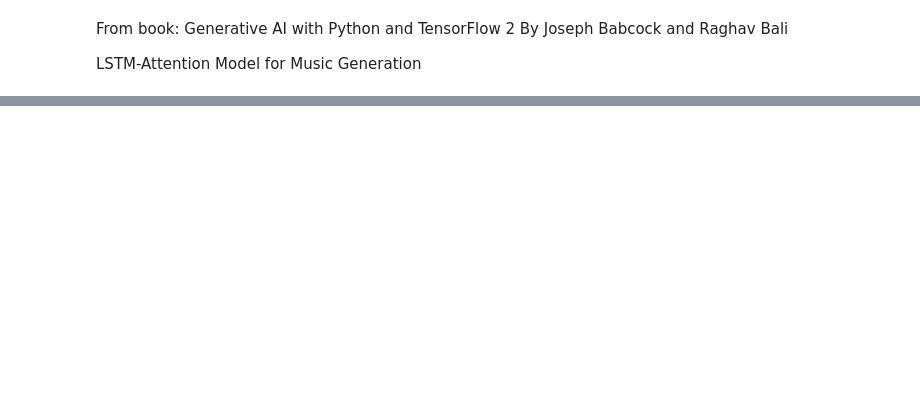
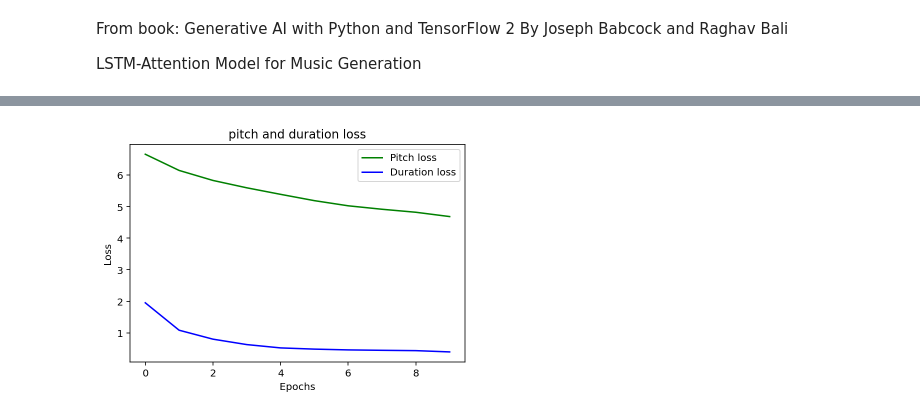
Before and after one commit to felipeserna/disco, a Jupyter notebook: models/lstm_attention.ipynb, the cells around one changed output, grey strips where cells are left out. Drawn from its saved outputs; the diff is of its cells as text; code cells hidden in the pictures; blank space fills up the shorter version.

Commit message:
Adam and loss vs epochs

```diff
--- a/models/lstm_attention.ipynb
+++ b/models/lstm_attention.ipynb
@@ -73,4 +79,8 @@ for i, midi in tqdm(enumerate(original_scores)):
 # %%
 # Create list of chords and durations from songs in C major
-major_chords = [c for (c, k) in tqdm(zip(original_chords, original_keys)) if (k == 'C major')]
-major_durations = [c for (c, k) in tqdm(zip(original_durations, original_keys)) if (k == 'C major')]
+major_chords = [c for (c, k) in tqdm(zip(original_chords, original_keys)) if (k)]
+major_durations = [c for (c, k) in tqdm(zip(original_durations, original_keys)) if (k)]
+print("major_chords", major_chords)
+print(len(major_chords))
+print("major_durations", major_durations)
+print(len(major_durations))
@@ -109,10 +156,11 @@ with open(os.path.join(store_folder, 'lookups'), 'wb') as f:
 # %%
 # Set sequence length
-sequence_length = 64
+sequence_length = 32
 
 # Define empty array for train data
 train_chords = []
 train_durations = []
+# supervised learning
 target_chords = []
 target_durations = []
 
@@ -125,3 +173,8 @@ for s in range(len(major_chords)):
         train_durations.append(duration_list[i:i+sequence_length])
         target_chords.append(chord_list[i+1])
         target_durations.append(duration_list[i+1])
+
+print("train_chords", train_chords)
+print("train_durations", train_durations)
+print("target_chords", target_chords)
+print("target_durations", target_durations)
@@ -131,7 +186,7 @@ train_durations = np.array(train_durations)
 target_chords = np.array(target_chords)
 target_durations = np.array(target_durations)
 # %%
-def create_network(n_notes, n_durations, embed_size = 100, rnn_units = 256):
+def create_network(n_notes, n_durations, embed_size, rnn_units):
     """ create the structure of the neural network """
 
     notes_in = Input(shape = (None,))
@@ -162,7 +217,7 @@ def create_network(n_notes, n_durations, embed_size = 100, rnn_units = 256):
 
     model = Model([notes_in, durations_in], [notes_out, durations_out])
     model.compile(loss=['sparse_categorical_crossentropy',
-                        'sparse_categorical_crossentropy'], optimizer=RMSprop(learning_rate = 0.001))
+                        'sparse_categorical_crossentropy'], optimizer=Adam())
 
     return model
 # %%
@@ -230,9 +285,10 @@ callbacks_list = [
 
 model.save_weights(os.path.join(weights_folder, "weights.h5"))
 # %%
+# epochs = 5
 history = model.fit([train_chords, train_durations],
                     [target_chords, target_durations]
-                    , epochs=100, batch_size=128
+                    , epochs=10, batch_size=128
                     , callbacks=callbacks_list
                     , shuffle=True
                   )
@@ -259,3 +316,20 @@ Epoch 52/100
+# %%
+# https://www.pluralsight.com/guides/data-visualization-deep-learning-model-using-matplotlib
+pitch_loss = history.history['pitch_loss']
+duration_loss = history.history['duration_loss']
+
+# set 'epochs' according to the above result
+epochs = 10
+epochs = range(epochs)
+plt.plot(epochs, pitch_loss, 'g', label='Pitch loss')
+plt.plot(epochs, duration_loss, 'b', label='Duration loss')
+plt.title('pitch and duration loss')
+plt.xlabel('Epochs')
+plt.ylabel('Loss')
+plt.legend()
+plt.show()
+# %% [output]
+[figure, added]
 # %%
 def sample_with_temp(preds, temperature):
 
```
Also changed, not shown: parts of 15 cells of this notebook.
